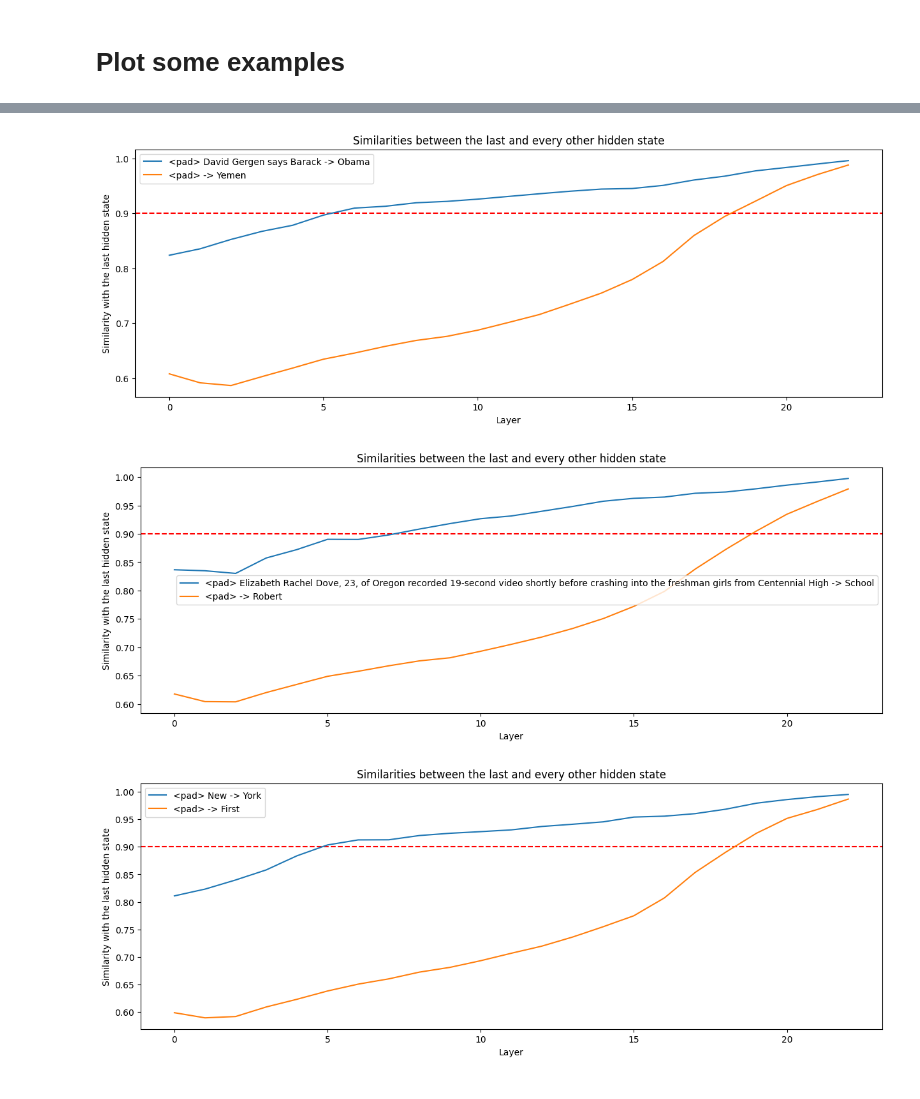
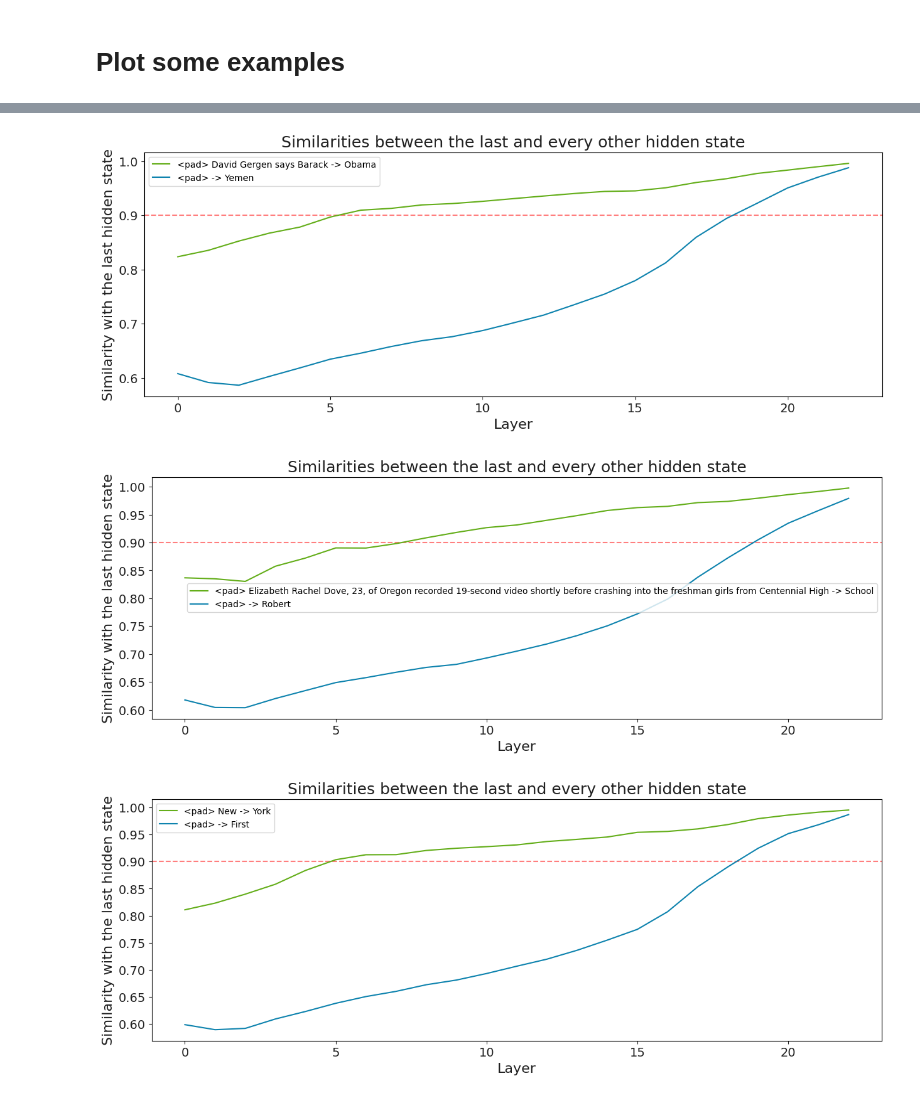
Before and after one commit to Thiggel/Monotonic-Early-Exit, a Jupyter notebook: src/sequence_types_sum.ipynb, the cells around one changed output, grey strips where cells are left out. Drawn from its saved outputs; the diff is of its cells as text; code cells hidden in the pictures.

Commit message:
Redraw the plots

```diff
--- a/src/sequence_types_sum.ipynb
+++ b/src/sequence_types_sum.ipynb
@@ -350,17 +356,35 @@ plot_hidden_state_similarities(easy_sequences[start_id:start_id+1] + hard_sequen
 # %%
 start_id = 58
-plot_hidden_state_similarities(easy_sequences[start_id:start_id+1] + hard_sequences[start_id:start_id+1], 0.9, save_path=f"../img/sequence_types/example_{start_id}.pdf")
+colors = ["#64ae1a", "#0e83ae"]
+plot_hidden_state_similarities(
+    easy_sequences[start_id : start_id + 1] + hard_sequences[start_id : start_id + 1],
+    0.9,
+    save_path=f"../img/sequence_types/example_{start_id}.pdf",
+    colors=colors,
+)
 # %% [output]
-[figure, old version]
+[figure, new version]
 # %%
 start_id = 59
-plot_hidden_state_similarities(easy_sequences[start_id:start_id+1] + hard_sequences[start_id:start_id+1], 0.9, save_path=f"../img/sequence_types/example_{start_id}.pdf")
+colors = ["#64ae1a", "#0e83ae"]
+plot_hidden_state_similarities(
+    easy_sequences[start_id : start_id + 1] + hard_sequences[start_id : start_id + 1],
+    0.9,
+    save_path=f"../img/sequence_types/example_{start_id}.pdf",
+    colors=colors,
+)
 # %% [output]
-[figure, old version]
+[figure, new version]
 # %%
 start_id = 64
-plot_hidden_state_similarities(easy_sequences[start_id:start_id+1] + hard_sequences[start_id:start_id+1], 0.9, save_path=f"../img/sequence_types/example_{start_id}.pdf")
+colors = ["#64ae1a", "#0e83ae"]
+plot_hidden_state_similarities(
+    easy_sequences[start_id : start_id + 1] + hard_sequences[start_id : start_id + 1],
+    0.9,
+    save_path=f"../img/sequence_types/example_{start_id}.pdf",
+    colors=colors,
+)
 # %% [output]
-[figure, old version]
+[figure, new version]
 # %%
 start_id = 65
```
Also changed, not shown: parts of 4 cells of this notebook.
